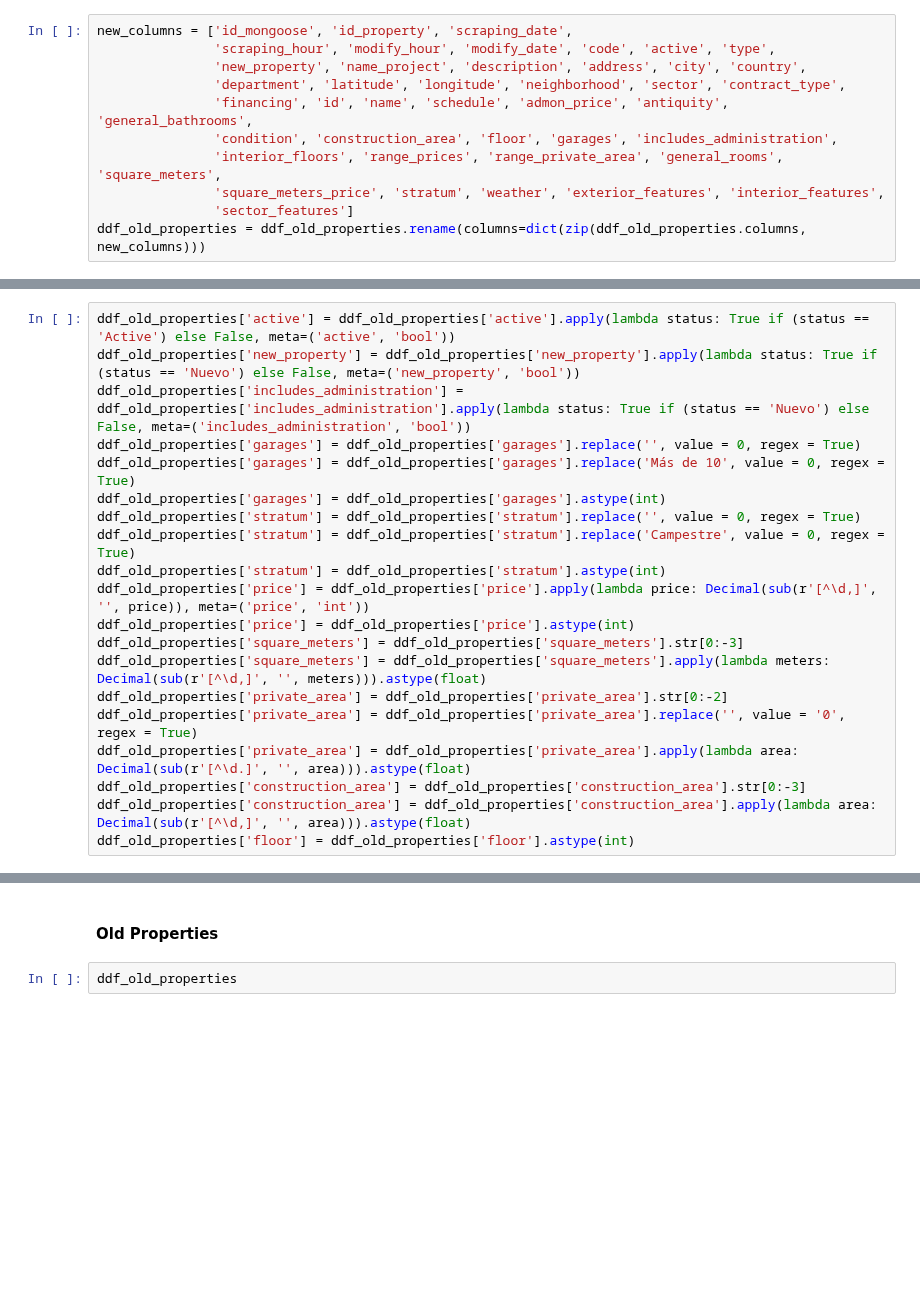
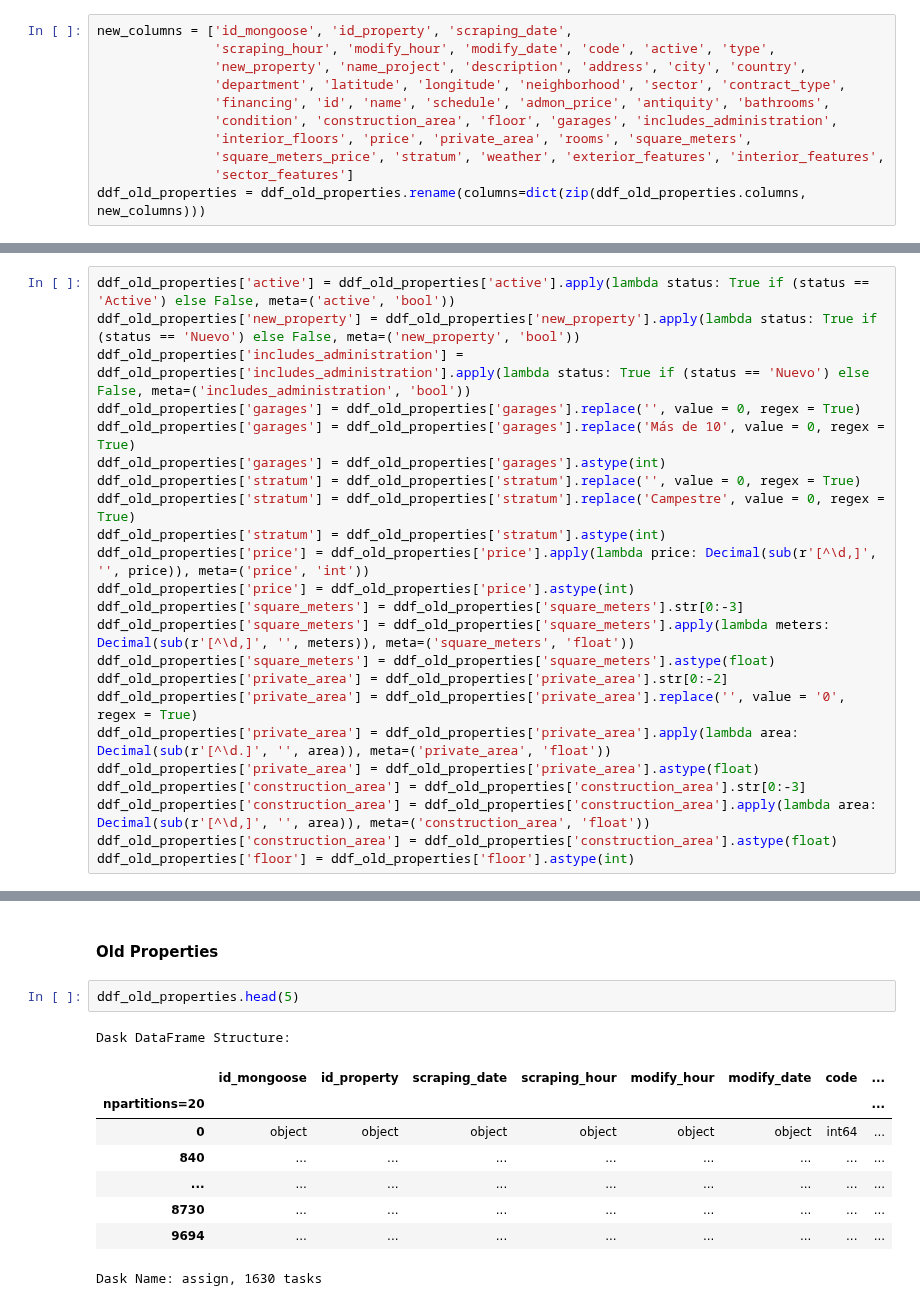
Before and after one commit to stivenramireza/anutibara-web-scraping, a Jupyter notebook: data-cleaning/data_preparation.ipynb, the cells around one changed output, grey strips where cells are left out. Saved outputs shown, nothing was run; the diff lists cells and outputs as text; blank space fills up the shorter version.

Commit message:
Data Cleaning finished

```diff
--- a/data-cleaning/data_preparation.ipynb
+++ b/data-cleaning/data_preparation.ipynb
@@ -178,9 +169,9 @@ new_columns = ['id_mongoose', 'id_property', 'scraping_date',
                'scraping_hour', 'modify_hour', 'modify_date', 'code', 'active', 'type',
                'new_property', 'name_project', 'description', 'address', 'city', 'country',
                'department', 'latitude', 'longitude', 'neighborhood', 'sector', 'contract_type',
-               'financing', 'id', 'name', 'schedule', 'admon_price', 'antiquity', 'general_bathrooms',
+               'financing', 'id', 'name', 'schedule', 'admon_price', 'antiquity', 'bathrooms',
                'condition', 'construction_area', 'floor', 'garages', 'includes_administration',
-               'interior_floors', 'range_prices', 'range_private_area', 'general_rooms', 'square_meters',
+               'interior_floors', 'price', 'private_area', 'rooms', 'square_meters',
                'square_meters_price', 'stratum', 'weather', 'exterior_features', 'interior_features',
                'sector_features']
 ddf_old_properties = ddf_old_properties.rename(columns=dict(zip(ddf_old_properties.columns, new_columns)))
@@ -217,10 +208,13 @@ ddf_old_properties['stratum'] = ddf_old_properties['stratum'].astype(int)
 ddf_old_properties['price'] = ddf_old_properties['price'].apply(lambda price: Decimal(sub(r'[^\d,]', '', price)), meta=('price', 'int'))
 ddf_old_properties['price'] = ddf_old_properties['price'].astype(int)
 ddf_old_properties['square_meters'] = ddf_old_properties['square_meters'].str[0:-3]
-ddf_old_properties['square_meters'] = ddf_old_properties['square_meters'].apply(lambda meters: Decimal(sub(r'[^\d,]', '', meters))).astype(float)
+ddf_old_properties['square_meters'] = ddf_old_properties['square_meters'].apply(lambda meters: Decimal(sub(r'[^\d,]', '', meters)), meta=('square_meters', 'float'))
+ddf_old_properties['square_meters'] = ddf_old_properties['square_meters'].astype(float)
 ddf_old_properties['private_area'] = ddf_old_properties['private_area'].str[0:-2]
 ddf_old_properties['private_area'] = ddf_old_properties['private_area'].replace('', value = '0', regex = True)
-ddf_old_properties['private_area'] = ddf_old_properties['private_area'].apply(lambda area: Decimal(sub(r'[^\d.]', '', area))).astype(float)
+ddf_old_properties['private_area'] = ddf_old_properties['private_area'].apply(lambda area: Decimal(sub(r'[^\d.]', '', area)), meta=('private_area', 'float'))
+ddf_old_properties['private_area'] = ddf_old_properties['private_area'].astype(float)
 ddf_old_properties['construction_area'] = ddf_old_properties['construction_area'].str[0:-3]
-ddf_old_properties['construction_area'] = ddf_old_properties['construction_area'].apply(lambda area: Decimal(sub(r'[^\d,]', '', area))).astype(float)
+ddf_old_properties['construction_area'] = ddf_old_properties['construction_area'].apply(lambda area: Decimal(sub(r'[^\d,]', '', area)), meta=('construction_area', 'float'))
+ddf_old_properties['construction_area'] = ddf_old_properties['construction_area'].astype(float)
 ddf_old_properties['floor'] = ddf_old_properties['floor'].astype(int)
@@ -235,4 +235,14 @@ ddf_new_properties
 # %% [markdown]
 #### Old Properties
 # %%
-ddf_old_properties
+ddf_old_properties.head(5)
+# %% [output]
+Dask DataFrame Structure:
+|  | id_mongoose | id_property | scraping_date | scraping_hour | modify_hour | modify_date | code | ... |
+| npartitions=20 |  |  |  |  |  |  |  | ... |
+| 0 | object | object | object | object | object | object | int64 | ... |
+| 840 | ... | ... | ... | ... | ... | ... | ... | ... |
+| ... | ... | ... | ... | ... | ... | ... | ... | ... |
+| 8730 | ... | ... | ... | ... | ... | ... | ... | ... |
+| 9694 | ... | ... | ... | ... | ... | ... | ... | ... |
+Dask Name: assign, 1630 tasks
```
Also changed, not shown: parts of 3 cells of this notebook.
